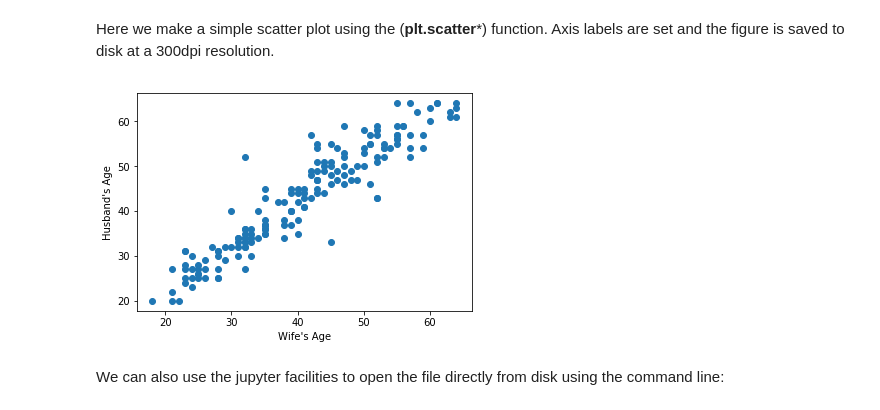
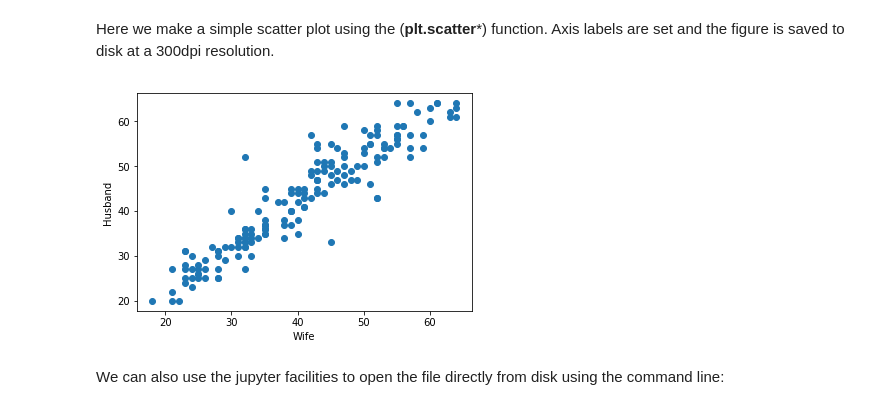
Before and after one commit to bmtgoncalves/DataVisualization, a Jupyter notebook: DataVisualization.ipynb, the cells around one changed output. Drawn from its saved outputs; the diff is of its cells as text; code cells hidden in the pictures.

```diff
--- a/DataVisualization.ipynb
+++ b/DataVisualization.ipynb
@@ -57,11 +57,11 @@ ages.head()
 Here we make a simple scatter plot using the (**plt.scatter***) function. Axis labels are set and the figure is saved to disk at a 300dpi resolution.
 # %%
 plt.scatter(ages['Wife'], ages['Husband'])
-plt.xlabel("Wife's Age")
-plt.ylabel("Husband's Age")
+plt.xlabel("Wife")
+plt.ylabel("Husband")
 plt.savefig('ages.png', dpi=300)
 # %% [output]
-[figure, old version]
+[figure, new version]
 # %% [markdown]
 We can also use the jupyter facilities to open the file directly from disk using the command line:
 # %%
```
Also changed, not shown: parts of 4 cells of this notebook, 2 other files.
